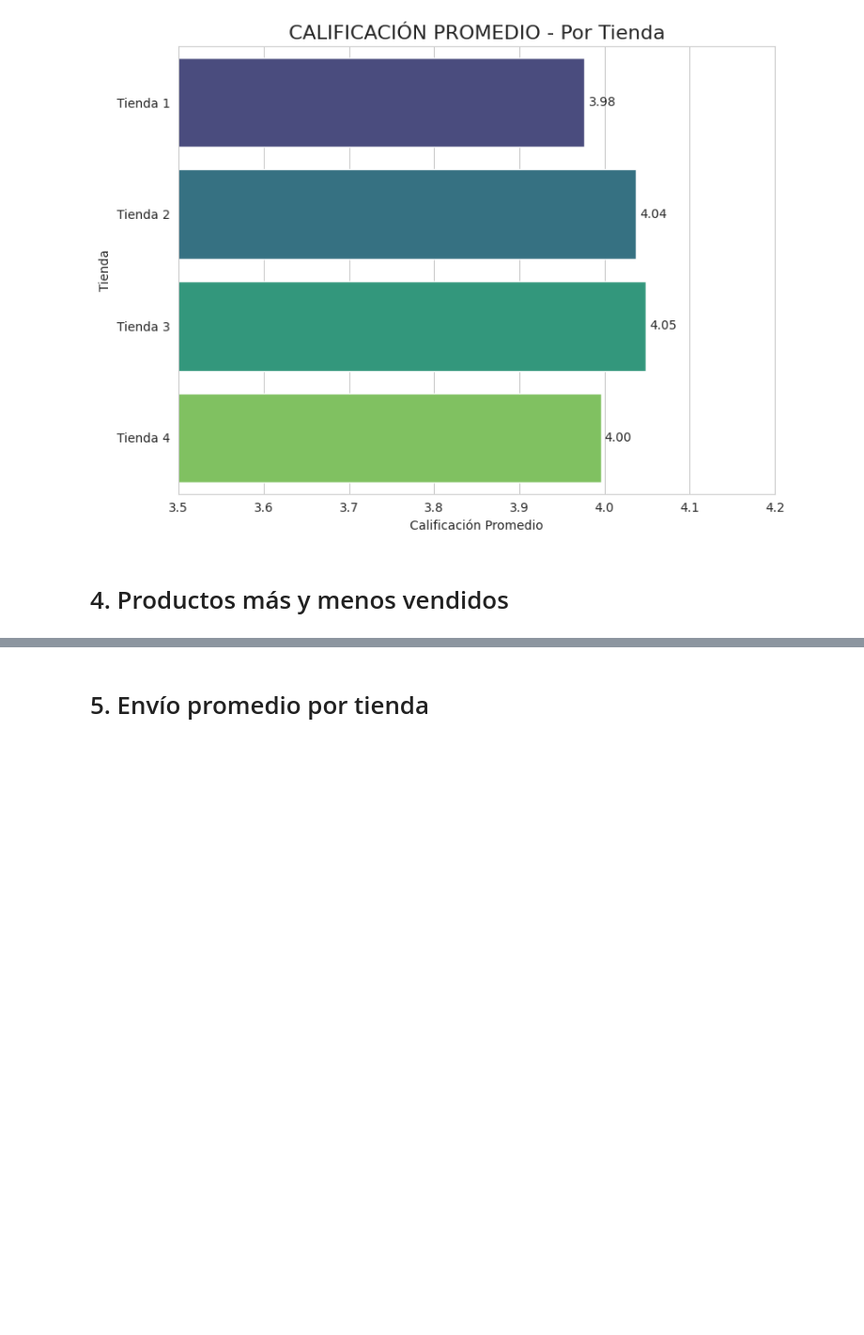
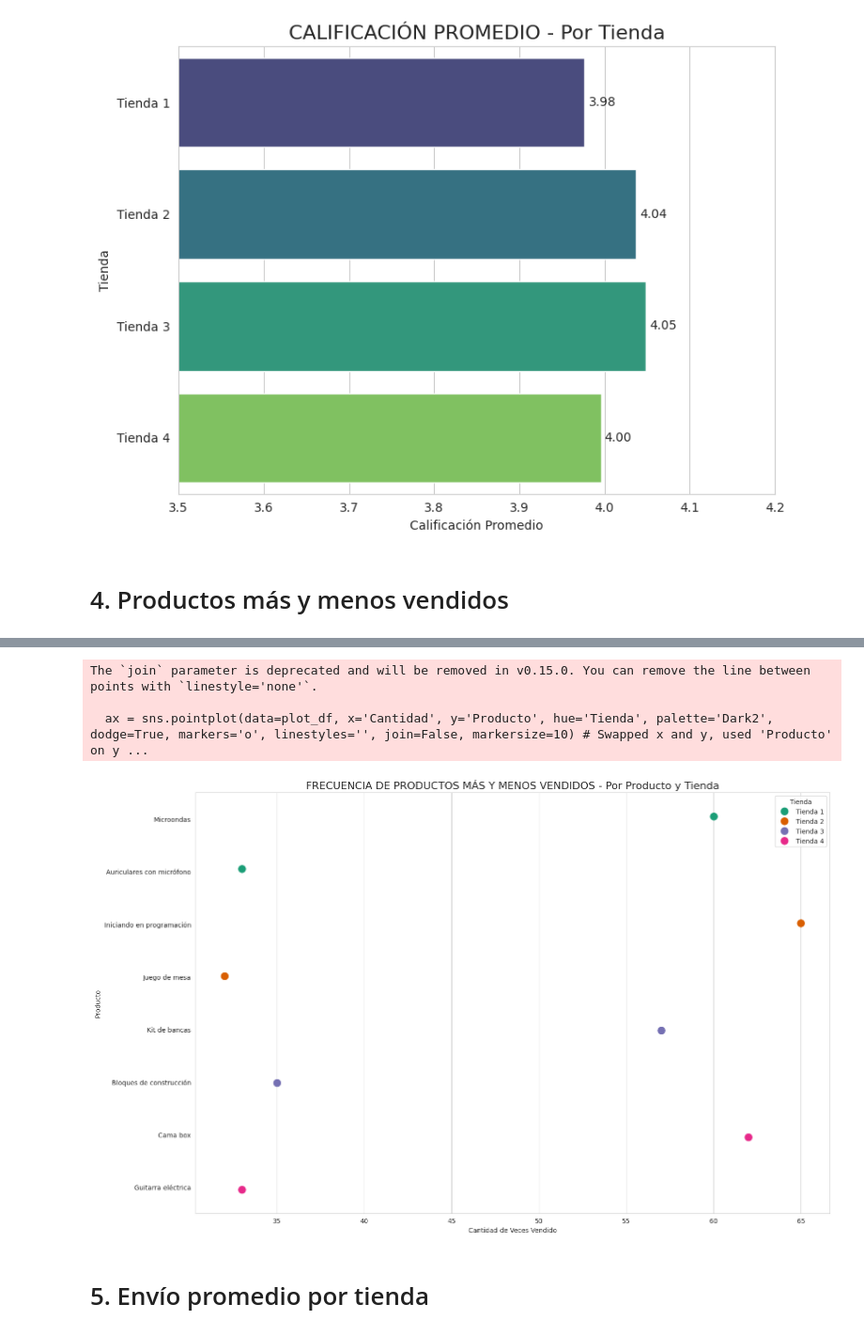
Before and after one commit to renzolea/Challenge-Alura-Store, a Jupyter notebook: AluraStoreLatam.ipynb, the cells around one changed output, grey strips where cells are left out. Shown at 94% size. Cells and saved outputs as stored; diff of their text form; code cells hidden in the pictures; blank space fills up the shorter version.

```diff
--- a/AluraStoreLatam.ipynb
+++ b/AluraStoreLatam.ipynb
@@ -265,2 +245,68 @@ plt.show()
+# %%
+import seaborn as sns
+import matplotlib.pyplot as plt
+import pandas as pd # Import pandas as it's needed for melting
+
+# Data is now in product_summary_most_least
+# We need to reshape it for plotting with product names on the x-axis
+
+# First, count the occurrences of the most and least sold products in the original dataframes
+# This requires accessing the original dataframes (tienda, tienda2, etc.)
+# Since I cannot directly access counts from product_summary_most_least without
+# the original data, I will regenerate the counts here for visualization purposes.
+
+# This approach focuses on how *often* these specific most/least sold products appear in each store's data.
+
+# Create a list to store the counts for each store for the most and least sold products
+plot_data = []
+
+for i, row in product_summary_most_least.iterrows():
+    store_name = row['Tienda']
+    most_sold_product = row['Producto más vendido']
+    least_sold_product = row['Producto menos vendido']
+
+    # Get the corresponding original dataframe
+    if store_name == 'Tienda 1':
+        df = tienda
+    elif store_name == 'Tienda 2':
+        df = tienda2
+    elif store_name == 'Tienda 3':
+        df = tienda3
+    elif store_name == 'Tienda 4':
+        df = tienda4
+    else:
+        continue # Skip if store name is unexpected
+
+    # Count the occurrences of the most and least sold products in the current store's dataframe
+    most_sold_count = df[df['Producto'] == most_sold_product].shape[0]
+    least_sold_count = df[df['Producto'] == least_sold_product].shape[0]
+
+    plot_data.append({'Tienda': store_name, 'Producto': most_sold_product, 'Cantidad': most_sold_count})
+    plot_data.append({'Tienda': store_name, 'Producto': least_sold_product, 'Cantidad': least_sold_count})
+
+# Convert the list of dictionaries to a DataFrame
+plot_df = pd.DataFrame(plot_data)
+
+
+# Design of the horizontal point plot with product names on the x-axis
+sns.set_style("whitegrid")
+plt.figure(figsize=(16, 10)) # Increased figure size for more space
+
+# Create the horizontal point plot
+ax = sns.pointplot(data=plot_df, x='Cantidad', y='Producto', hue='Tienda', palette='Dark2', dodge=True, markers='o', linestyles='', join=False, markersize=10) # Swapped x and y, used 'Producto' on y-axis, 'Tienda' as hue
+
+
+plt.title('FRECUENCIA DE PRODUCTOS MÁS Y MENOS VENDIDOS - Por Producto y Tienda', fontsize=16) # Updated title
+plt.xlabel('Cantidad de Veces Vendido')
+plt.ylabel('Producto')
+plt.xticks(rotation=0)
+plt.legend(title='Tienda')
+plt.tight_layout()
+plt.show()
+# %% [output]
+The `join` parameter is deprecated and will be removed in v0.15.0. You can remove the line between points with `linestyle='none'`.
+
+  ax = sns.pointplot(data=plot_df, x='Cantidad', y='Producto', hue='Tienda', palette='Dark2', dodge=True, markers='o', linestyles='', join=False, markersize=10) # Swapped x and y, used 'Producto' on y ...
+[figure, added]
 # %% [markdown]
 # 5. Envío promedio por tienda
```
Also changed, not shown: parts of 7 cells of this notebook.
